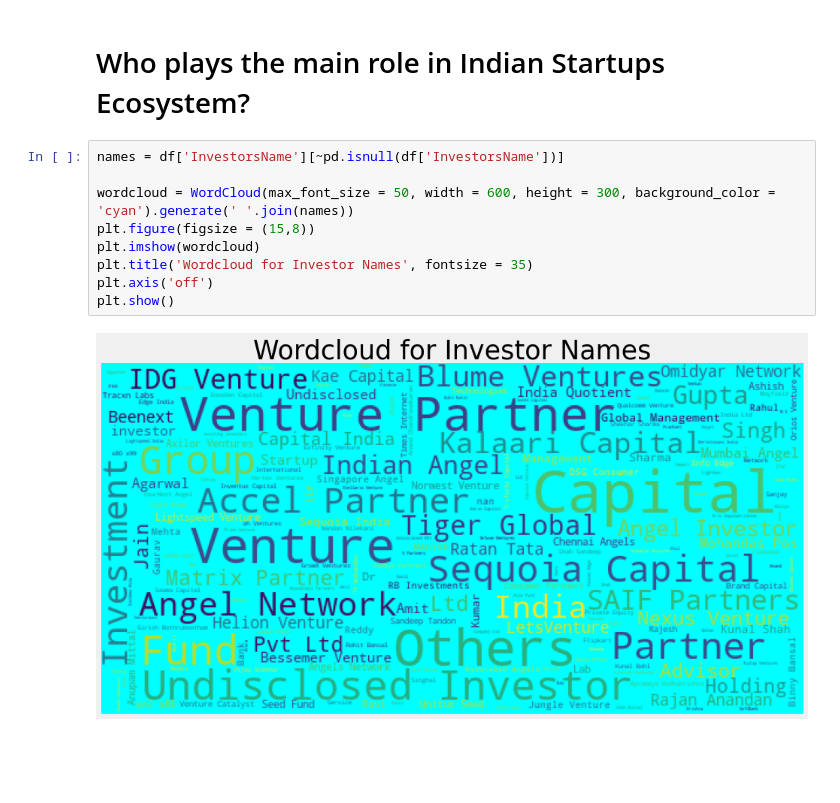
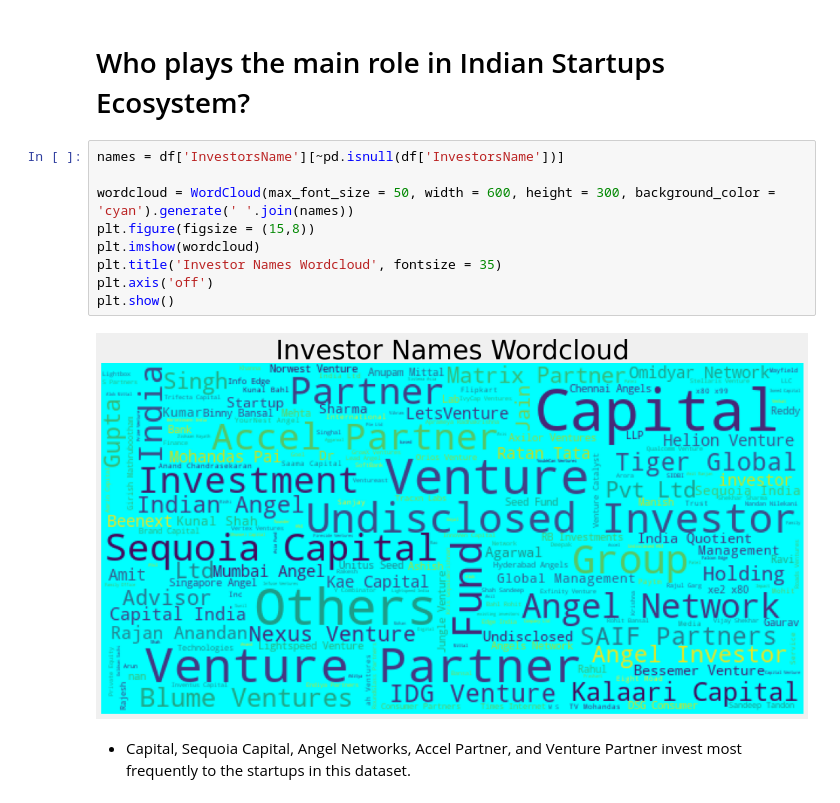
Before and after one commit to JulesMorris/DS-Projects, a Jupyter notebook: Indian_Startups.ipynb, the cells around one changed output. Drawn from its saved outputs; the diff is of its cells as text; blank space fills up the shorter version.

```diff
--- a/Indian_Startups.ipynb
+++ b/Indian_Startups.ipynb
@@ -409,11 +431,13 @@ plt.show()
 # %%
 names = df['InvestorsName'][~pd.isnull(df['InvestorsName'])]
 
 wordcloud = WordCloud(max_font_size = 50, width = 600, height = 300, background_color = 'cyan').generate(' '.join(names))
 plt.figure(figsize = (15,8))
 plt.imshow(wordcloud)
-plt.title('Wordcloud for Investor Names', fontsize = 35)
+plt.title('Investor Names Wordcloud', fontsize = 35)
 plt.axis('off')
 plt.show()
 # %% [output]
-[figure, old version]
+[figure, new version]
+# %% [markdown]
+- Capital, Sequoia Capital, Angel Networks, Accel Partner, and Venture Partner invest most frequently to the startups in this dataset.
```
Also changed, not shown: parts of 3 cells of this notebook.
